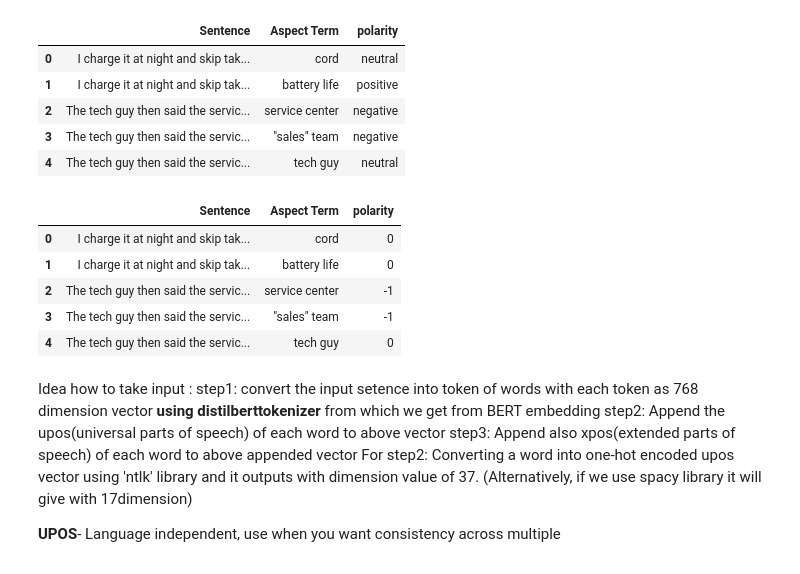
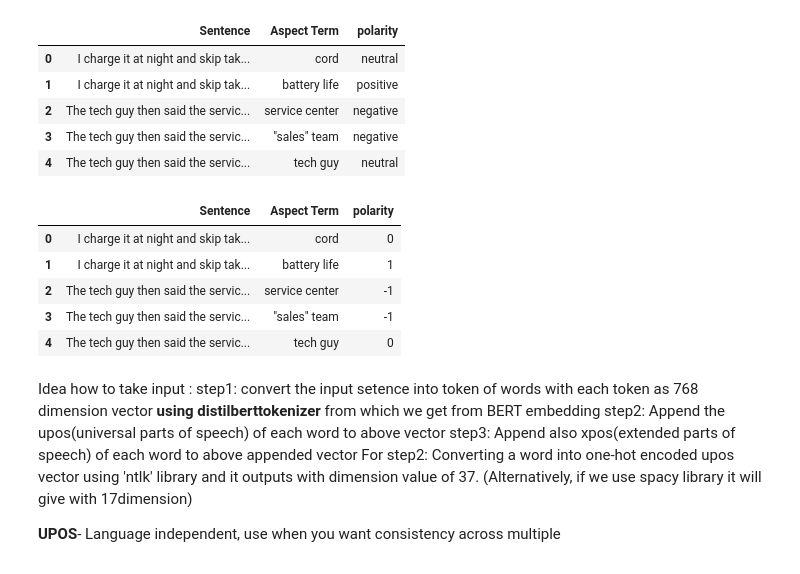
Before and after one commit to ShubhamIITMS006/NLP-Projects, a Jupyter notebook: Aspect_Detection_Sentiment_Analysis.ipynb, the cells around one changed output. Cells and saved outputs as stored; diff of their text form; code cells hidden in the pictures.

```diff
--- a/Aspect_Detection_Sentiment_Analysis.ipynb
+++ b/Aspect_Detection_Sentiment_Analysis.ipynb
@@ -53,19 +53,19 @@ data.head()
 | 4 | The tech guy then said the servic... | tech guy | neutral |
 # %%
 def str_to_num(x):
-    if x == 'psotive':
+    if x == 'positive':
       return 1
     elif x == 'negative':
       return -1
     else:
       return 0
 
 data['polarity'] = data['polarity'].apply(str_to_num)
 data.head()
 # %% [output]
 |  | Sentence | Aspect Term | polarity |
 | 0 | I charge it at night and skip tak... | cord | 0 |
-| 1 | I charge it at night and skip tak... | battery life | 0 |
+| 1 | I charge it at night and skip tak... | battery life | 1 |
 | 2 | The tech guy then said the servic... | service center | -1 |
 | 3 | The tech guy then said the servic... | "sales" team | -1 |
 | 4 | The tech guy then said the servic... | tech guy | 0 |
```
Also changed, not shown: parts of 26 cells of this notebook.
